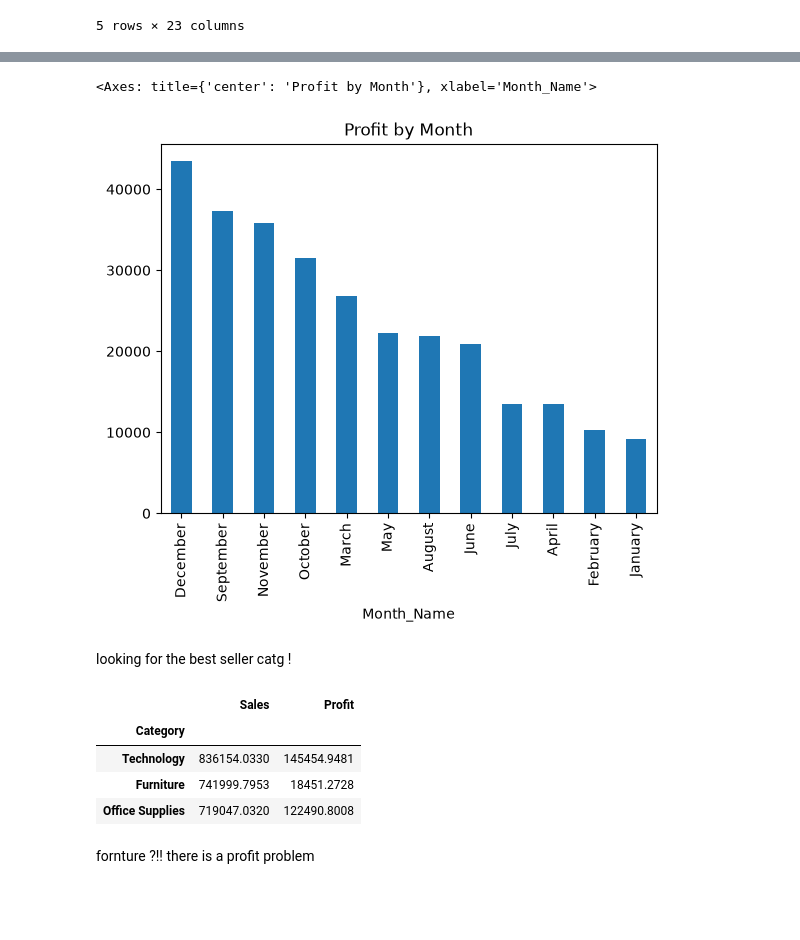
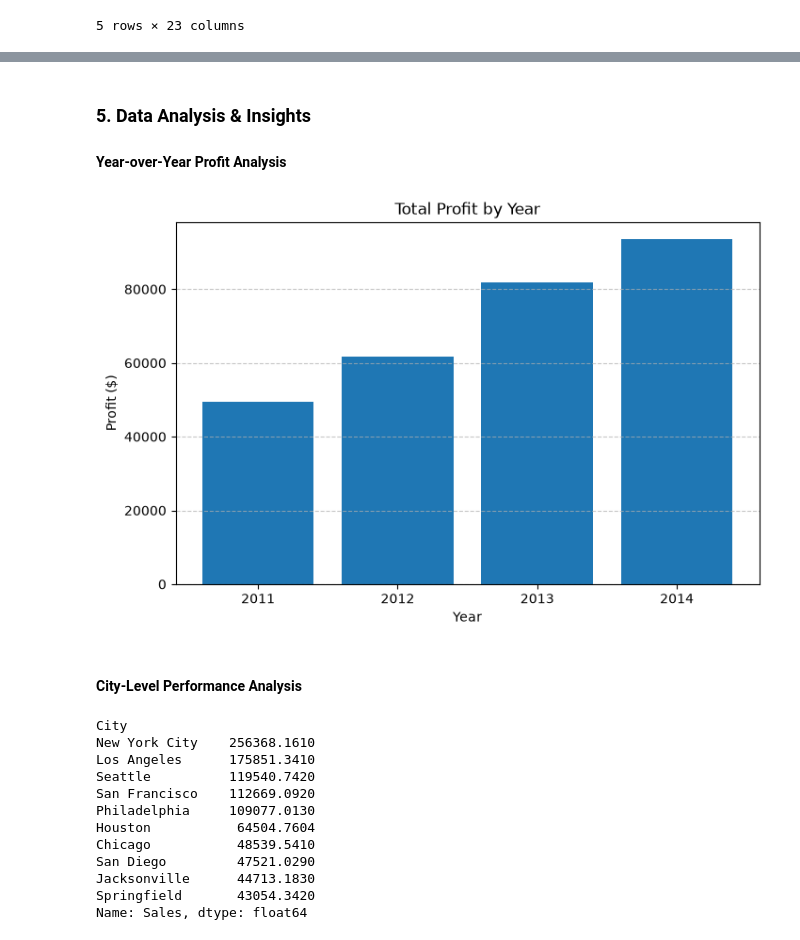
Before and after one commit to ahmedsdiiq0-dev/superstore-sales-analysis, a Jupyter notebook: SPS_analysis.ipynb, the cells around one changed output, grey strips where cells are left out. Saved outputs shown, nothing was run; the diff lists cells and outputs as text; code cells hidden in the pictures; blank space fills up the shorter version.

```diff
--- a/SPS_analysis.ipynb
+++ b/SPS_analysis.ipynb
@@ -9,2 +10,2 @@ importing the dataset
 # %%
-sps_df = pd.read_csv(r'd:\datasets\SuperStore analysis project\Superstore.csv', encoding='latin1')
+sps_df = pd.read_csv('D:\\datasets\\SuperStore analysis project\\superstore-sales-analysis\\Superstore.csv', encoding='latin1')
@@ -125,17 +116,33 @@ sps_df.groupby("Year").Profit.sum().sort_values(ascending=False).plot(kind='bar'
-# %%
-sps_df.groupby("Month_Name").Profit.sum().sort_values(ascending=False).plot(kind='bar', title='Profit by Month')
-# %% [output]
-<Axes: title={'center': 'Profit by Month'}, xlabel='Month_Name'>
-[figure, removed]
-# %% [markdown]
-looking for the best seller catg !
+# %% [markdown]
+### 5. Data Analysis & Insights
+
+#### Year-over-Year Profit Analysis
+# %%
+year_profit = sps_df.groupby('Year')['Profit'].sum().reset_index()
+plt.figure(figsize=(8, 5))
+plt.bar(year_profit['Year'].astype(str), year_profit['Profit'], color='#1f77b4')
+plt.title('Total Profit by Year')
+plt.xlabel('Year')
+plt.ylabel('Profit ($)')
+plt.grid(axis='y', linestyle='--', alpha=0.7)
+plt.show()
+# %% [output]
+[figure, added]
+# %% [markdown]
+#### City-Level Performance Analysis
 # %%
-sps_df.groupby('Category')[['Sales','Profit']].sum().sort_values(by='Sales', ascending=False)
+city_sales = sps_df.groupby('City')['Sales'].sum().sort_values(ascending=False).head(10)
+city_sales
 # %% [output]
-|  | Sales | Profit |
-| Category |  |  |
-| Technology | 836154.0330 | 145454.9481 |
-| Furniture | 741999.7953 | 18451.2728 |
-| Office Supplies | 719047.0320 | 122490.8008 |
+City
+New York City    256368.1610
+Los Angeles      175851.3410
+Seattle          119540.7420
+San Francisco    112669.0920
+Philadelphia     109077.0130
+Houston           64504.7604
+Chicago           48539.5410
+San Diego         47521.0290
+Jacksonville      44713.1830
+Springfield       43054.3420
+Name: Sales, dtype: float64
-# %% [markdown]
-fornture ?!! there is a profit problem
```
Also changed, not shown: parts of 23 cells of this notebook.
